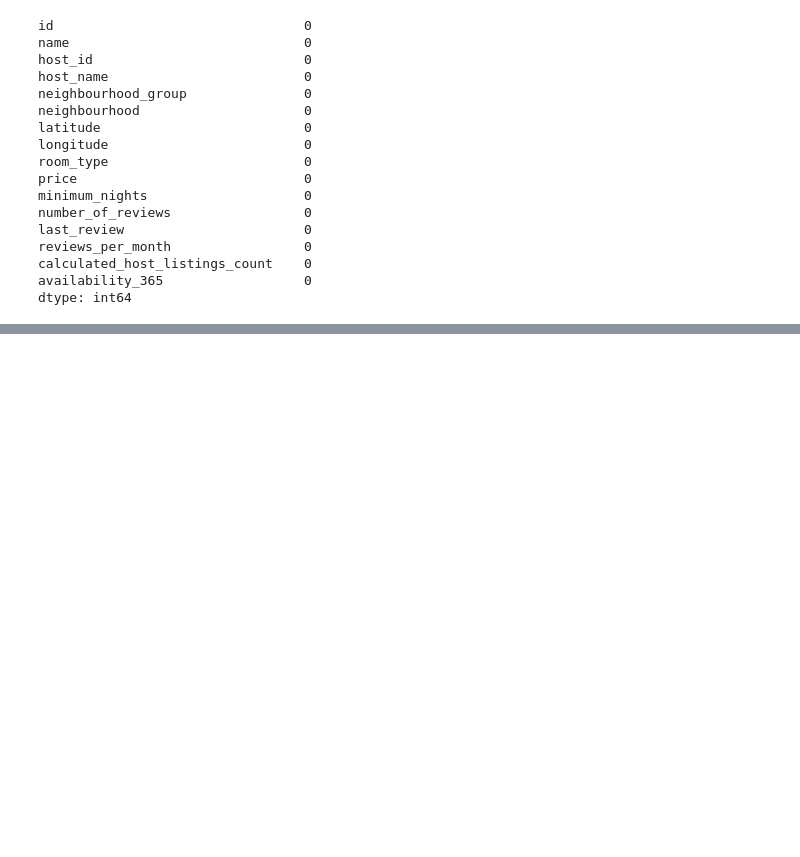
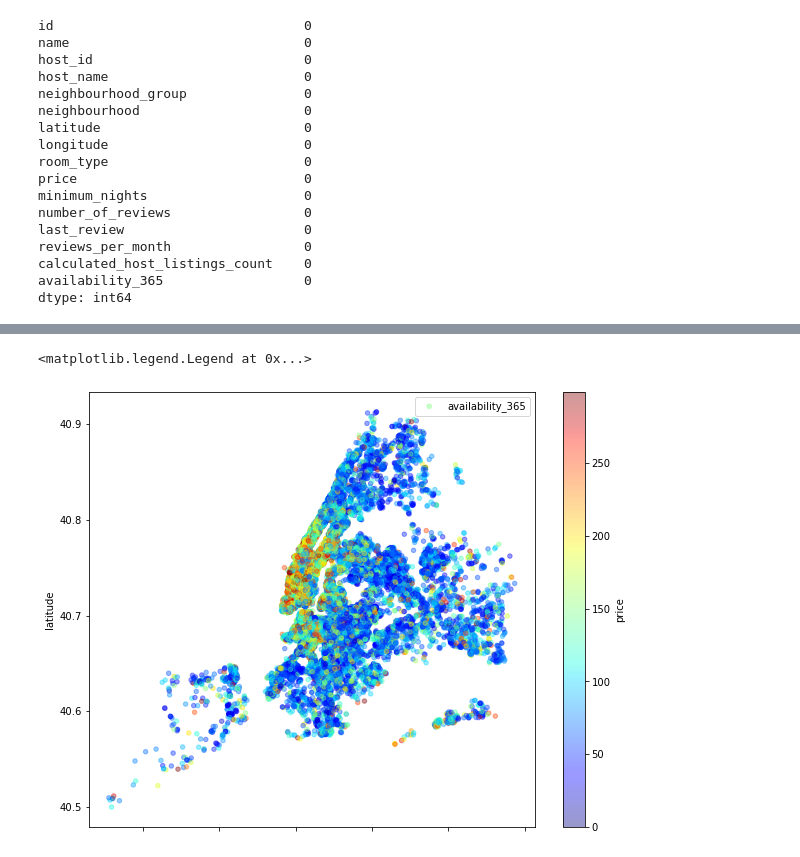
Before and after one commit to csridlen/eco395m-project-2, a Jupyter notebook: code/analysis_visualizations.ipynb, the cells around one changed output, grey strips where cells are left out. Drawn from its saved outputs; the diff is of its cells as text; code cells hidden in the pictures; blank space fills up the shorter version.

```diff
--- a/code/analysis_visualizations.ipynb
+++ b/code/analysis_visualizations.ipynb
@@ -158,2 +150,19 @@ Text(0, 0.5, 'Price')
+# %%
+# Creating a heatmap using latitute and longitude
+heatmap = data2.plot(
+    kind="scatter",
+    x="longitude",
+    y="latitude",
+    label="availability_365",
+    c="price",
+    cmap=plt.get_cmap("jet"),
+    colorbar=True,
+    alpha=0.4,
+    figsize=(10, 8),
+)
+heatmap.legend()
+# %% [output]
+<matplotlib.legend.Legend at 0x...>
+[figure, added]
 # %%
 # Save plots to artifacts
```
Also changed, not shown: parts of 9 cells of this notebook, 6 other files.
